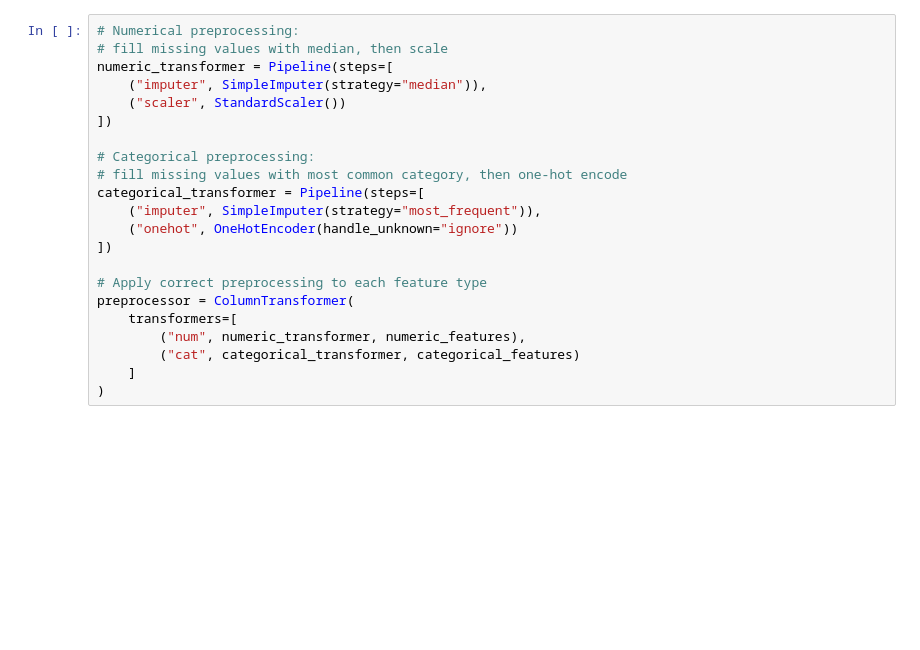
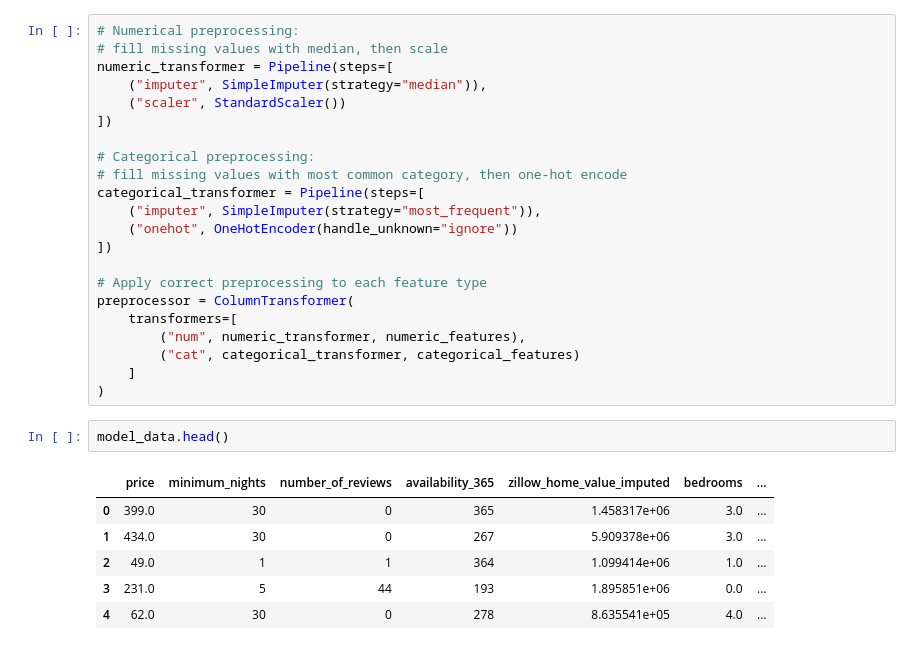
Before and after one commit to kalafejzo1/w207-Final-Project, a Jupyter notebook: notebooks/Kevin_207_notebook.ipynb, the cells around one changed output. Drawn from its saved outputs; the diff is of its cells as text; blank space fills up the shorter version.

```diff
--- a/notebooks/Kevin_207_notebook.ipynb
+++ b/notebooks/Kevin_207_notebook.ipynb
@@ -573,3 +555,12 @@ preprocessor = ColumnTransformer(
         ("cat", categorical_transformer, categorical_features)
     ]
 )
+# %%
+model_data.head()
+# %% [output]
+|  | price | minimum_nights | number_of_reviews | availability_365 | zillow_home_value_imputed | bedrooms | ... |
+| 0 | 399.0 | 30 | 0 | 365 | 1.458317e+06 | 3.0 | ... |
+| 1 | 434.0 | 30 | 0 | 267 | 5.909378e+06 | 3.0 | ... |
+| 2 | 49.0 | 1 | 1 | 364 | 1.099414e+06 | 1.0 | ... |
+| 3 | 231.0 | 5 | 44 | 193 | 1.895851e+06 | 0.0 | ... |
+| 4 | 62.0 | 30 | 0 | 278 | 8.635541e+05 | 4.0 | ... |
```
Also changed, not shown: parts of 15 cells of this notebook.
